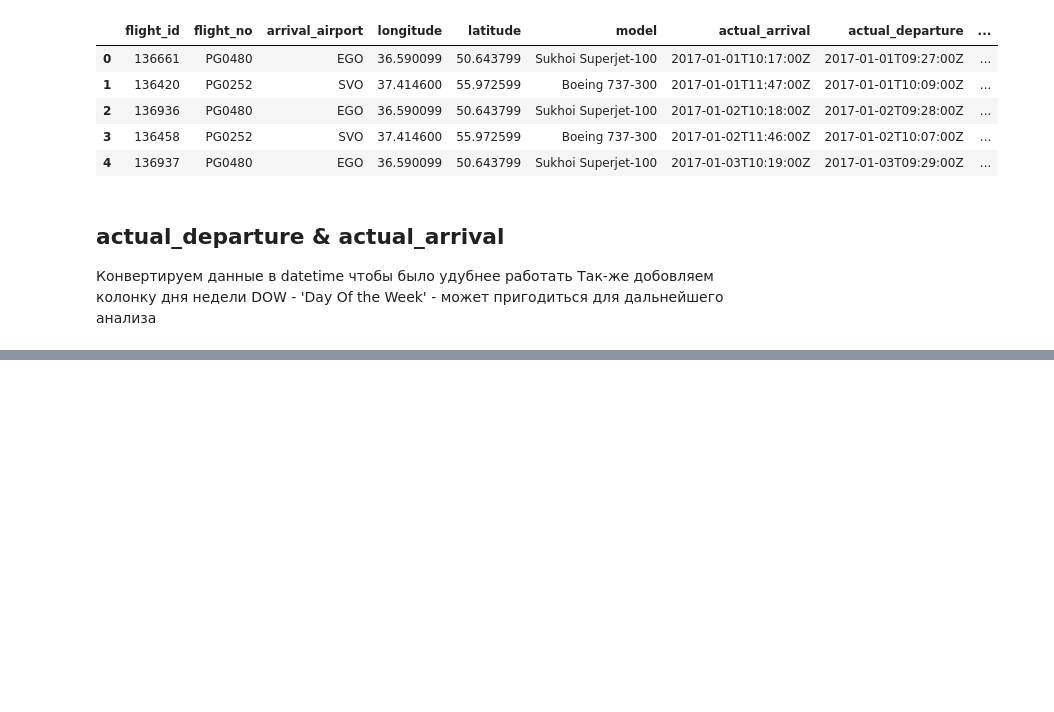
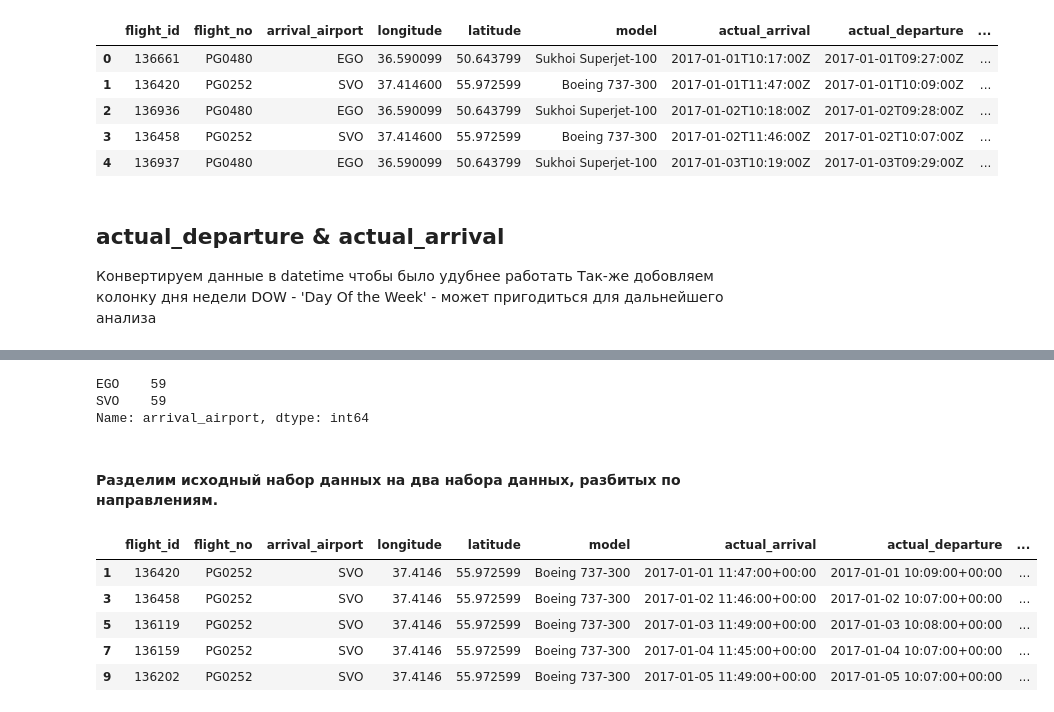
Before and after one commit to al-gas/SkillFactory, a Jupyter notebook: module_4/module_4.ipynb, the cells around one changed output, grey strips where cells are left out. Cells and saved outputs as stored; diff of their text form; code cells hidden in the pictures; blank space fills up the shorter version.

```diff
--- a/module_4/module_4.ipynb
+++ b/module_4/module_4.ipynb
@@ -152,0 +211,20 @@ Text(0.5, 0, 'total_amount')
+# %%
+flights.arrival_airport.value_counts()
+# %% [output]
+EGO    59
+SVO    59
+Name: arrival_airport, dtype: int64
+# %% [markdown]
+#### Разделим исходный набор данных на два набора данных, разбитых по направлениям.
+# %%
+df_svo = flights[flights.arrival_airport == 'SVO']
+df_ego = flights[flights.arrival_airport == 'EGO']
+display(df_svo.head(5))
+display(df_ego.head(5))
+# %% [output]
+|  | flight_id | flight_no | arrival_airport | longitude | latitude | model | actual_arrival | actual_departure | ... |
+| 1 | 136420 | PG0252 | SVO | 37.4146 | 55.972599 | Boeing 737-300 | 2017-01-01 11:47:00+00:00 | 2017-01-01 10:09:00+00:00 | ... |
+| 3 | 136458 | PG0252 | SVO | 37.4146 | 55.972599 | Boeing 737-300 | 2017-01-02 11:46:00+00:00 | 2017-01-02 10:07:00+00:00 | ... |
+| 5 | 136119 | PG0252 | SVO | 37.4146 | 55.972599 | Boeing 737-300 | 2017-01-03 11:49:00+00:00 | 2017-01-03 10:08:00+00:00 | ... |
+| 7 | 136159 | PG0252 | SVO | 37.4146 | 55.972599 | Boeing 737-300 | 2017-01-04 11:45:00+00:00 | 2017-01-04 10:07:00+00:00 | ... |
+| 9 | 136202 | PG0252 | SVO | 37.4146 | 55.972599 | Boeing 737-300 | 2017-01-05 11:49:00+00:00 | 2017-01-05 10:07:00+00:00 | ... |
```
Also changed, not shown: parts of 20 cells of this notebook.
